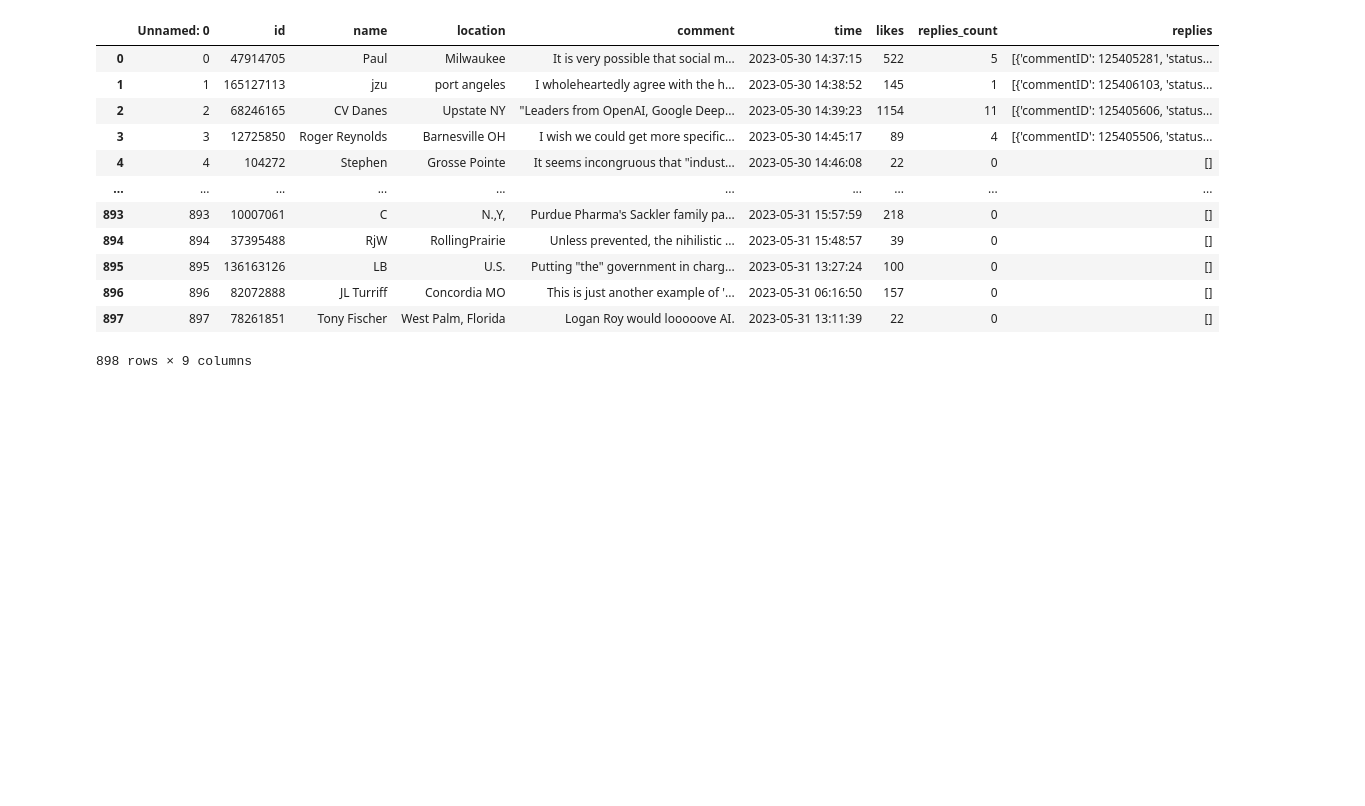
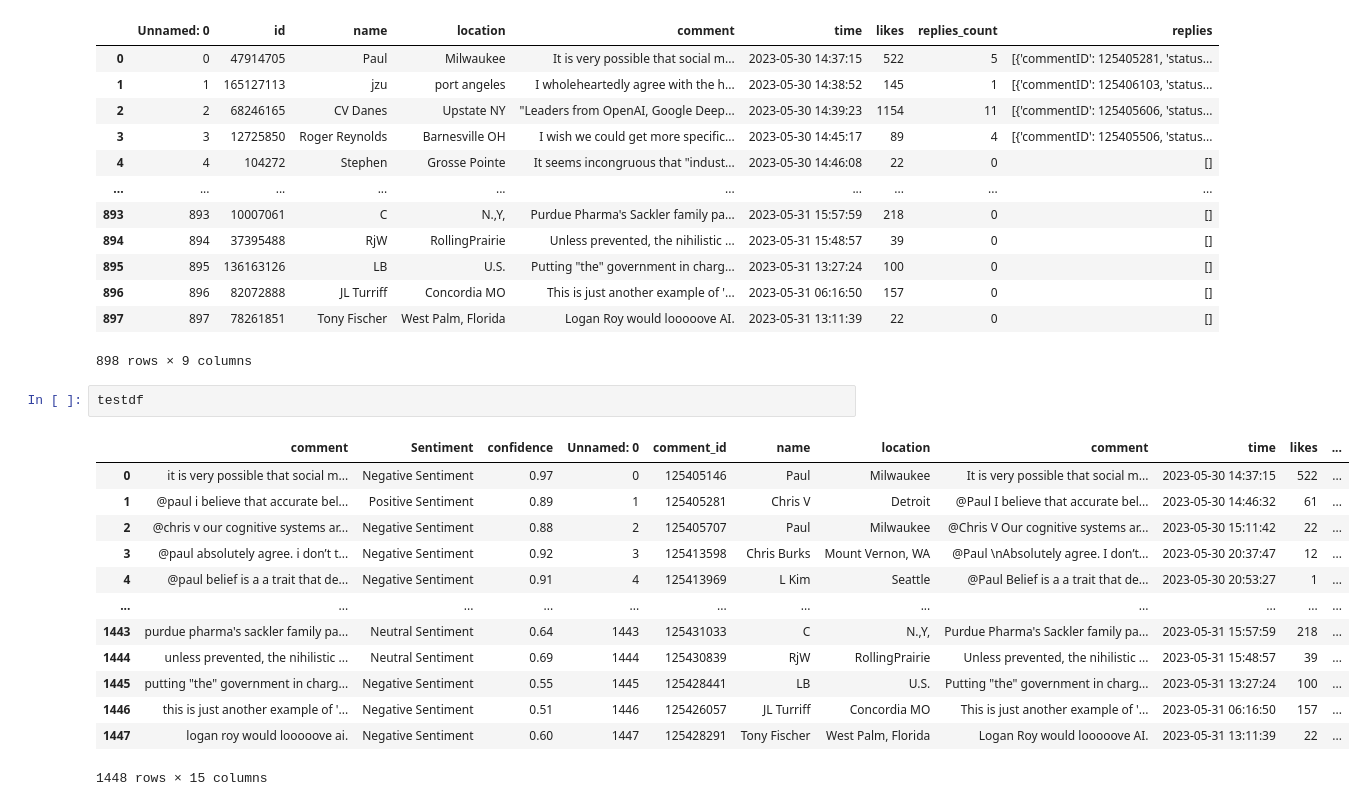
Before and after one commit to isevr/nytimes, a Jupyter notebook: final.ipynb, the cells around one changed output. Drawn from its saved outputs; the diff is of its cells as text; blank space fills up the shorter version.

```diff
--- a/final.ipynb
+++ b/final.ipynb
@@ -237,3 +218,19 @@ expdf
 | 896 | 896 | 82072888 | JL Turriff | Concordia MO | This is just another example of '... | 2023-05-31 06:16:50 | 157 | 0 | [] |
 | 897 | 897 | 78261851 | Tony Fischer | West Palm, Florida | Logan Roy would looooove AI. | 2023-05-31 13:11:39 | 22 | 0 | [] |
 898 rows × 9 columns
+# %%
+testdf
+# %% [output]
+|  | comment | Sentiment | confidence | Unnamed: 0 | comment_id | name | location | comment | time | likes | ... |
+| 0 | it is very possible that social m... | Negative Sentiment | 0.97 | 0 | 125405146 | Paul | Milwaukee | It is very possible that social m... | 2023-05-30 14:37:15 | 522 | ... |
+| 1 | @paul i believe that accurate bel... | Positive Sentiment | 0.89 | 1 | 125405281 | Chris V | Detroit | @Paul I believe that accurate bel... | 2023-05-30 14:46:32 | 61 | ... |
+| 2 | @chris v our cognitive systems ar... | Negative Sentiment | 0.88 | 2 | 125405707 | Paul | Milwaukee | @Chris V Our cognitive systems ar... | 2023-05-30 15:11:42 | 22 | ... |
+| 3 | @paul absolutely agree. i don’t t... | Negative Sentiment | 0.92 | 3 | 125413598 | Chris Burks | Mount Vernon, WA | @Paul \nAbsolutely agree. I don’t... | 2023-05-30 20:37:47 | 12 | ... |
+| 4 | @paul belief is a a trait that de... | Negative Sentiment | 0.91 | 4 | 125413969 | L Kim | Seattle | @Paul Belief is a a trait that de... | 2023-05-30 20:53:27 | 1 | ... |
+| ... | ... | ... | ... | ... | ... | ... | ... | ... | ... | ... | ... |
+| 1443 | purdue pharma's sackler family pa... | Neutral Sentiment | 0.64 | 1443 | 125431033 | C | N.,Y, | Purdue Pharma's Sackler family pa... | 2023-05-31 15:57:59 | 218 | ... |
+| 1444 | unless prevented, the nihilistic ... | Neutral Sentiment | 0.69 | 1444 | 125430839 | RjW | RollingPrairie | Unless prevented, the nihilistic ... | 2023-05-31 15:48:57 | 39 | ... |
+| 1445 | putting "the" government in charg... | Negative Sentiment | 0.55 | 1445 | 125428441 | LB | U.S. | Putting "the" government in charg... | 2023-05-31 13:27:24 | 100 | ... |
+| 1446 | this is just another example of '... | Negative Sentiment | 0.51 | 1446 | 125426057 | JL Turriff | Concordia MO | This is just another example of '... | 2023-05-31 06:16:50 | 157 | ... |
+| 1447 | logan roy would looooove ai. | Negative Sentiment | 0.60 | 1447 | 125428291 | Tony Fischer | West Palm, Florida | Logan Roy would looooove AI. | 2023-05-31 13:11:39 | 22 | ... |
+1448 rows × 15 columns
```
Also changed, not shown: parts of 7 cells of this notebook, 4 other files.
